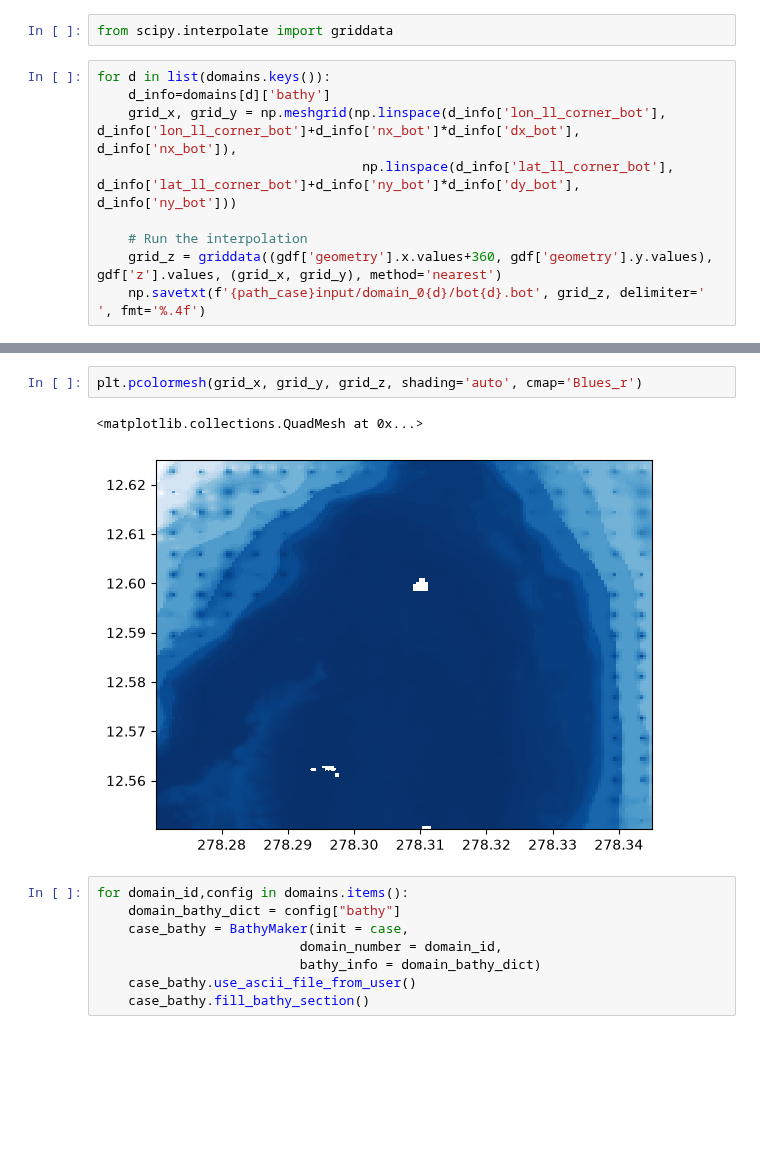
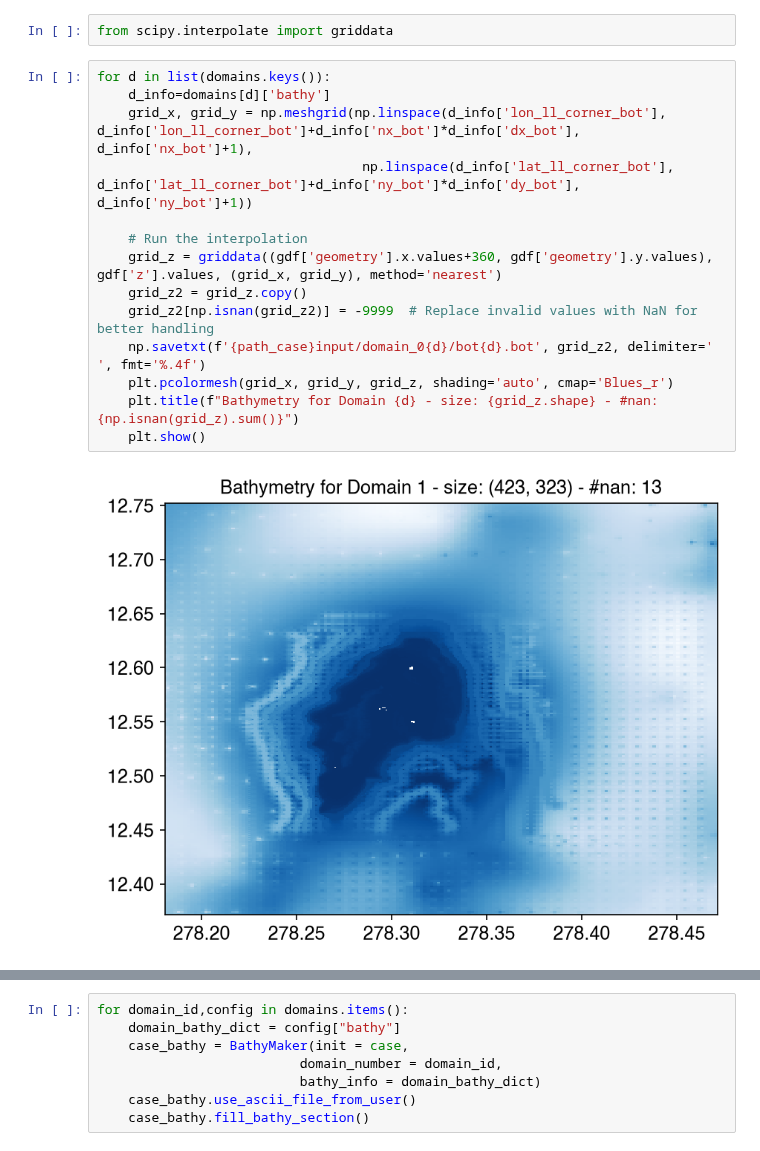
Before and after one commit to oceanicos/oceanicospy, a Jupyter notebook: examples/oceanicospy_workflow.ipynb, the cells around one changed output, grey strips where cells are left out. Cells and saved outputs as stored; diff of their text form; blank space fills up the shorter version.

```diff
--- a/examples/oceanicospy_workflow.ipynb
+++ b/examples/oceanicospy_workflow.ipynb
@@ -383,9 +383,16 @@ from scipy.interpolate import griddata
 # %%
 for d in list(domains.keys()):
     d_info=domains[d]['bathy']
-    grid_x, grid_y = np.meshgrid(np.linspace(d_info['lon_ll_corner_bot'], d_info['lon_ll_corner_bot']+d_info['nx_bot']*d_info['dx_bot'], d_info['nx_bot']),
-                                  np.linspace(d_info['lat_ll_corner_bot'], d_info['lat_ll_corner_bot']+d_info['ny_bot']*d_info['dy_bot'], d_info['ny_bot']))
+    grid_x, grid_y = np.meshgrid(np.linspace(d_info['lon_ll_corner_bot'], d_info['lon_ll_corner_bot']+d_info['nx_bot']*d_info['dx_bot'], d_info['nx_bot']+1),
+                                  np.linspace(d_info['lat_ll_corner_bot'], d_info['lat_ll_corner_bot']+d_info['ny_bot']*d_info['dy_bot'], d_info['ny_bot']+1))
 
     # Run the interpolation
     grid_z = griddata((gdf['geometry'].x.values+360, gdf['geometry'].y.values), gdf['z'].values, (grid_x, grid_y), method='nearest')
-    np.savetxt(f'{path_case}input/domain_0{d}/bot{d}.bot', grid_z, delimiter=' ', fmt='%.4f')
+    grid_z2 = grid_z.copy()
+    grid_z2[np.isnan(grid_z2)] = -9999  # Replace invalid values with NaN for better handling
+    np.savetxt(f'{path_case}input/domain_0{d}/bot{d}.bot', grid_z2, delimiter=' ', fmt='%.4f')
+    plt.pcolormesh(grid_x, grid_y, grid_z, shading='auto', cmap='Blues_r')
+    plt.title(f"Bathymetry for Domain {d} - size: {grid_z.shape} - #nan: {np.isnan(grid_z).sum()}")
+    plt.show()
+# %% [output]
+[figure, added]
@@ -392,8 +401,3 @@ for d in list(domains.keys()):
-# %%
-plt.pcolormesh(grid_x, grid_y, grid_z, shading='auto', cmap='Blues_r')
-# %% [output]
-<matplotlib.collections.QuadMesh at 0x...>
-[figure, removed]
 # %%
 for domain_id,config in domains.items():
     domain_bathy_dict = config["bathy"]
```
Also changed, not shown: parts of 47 cells of this notebook, 2 other files.
